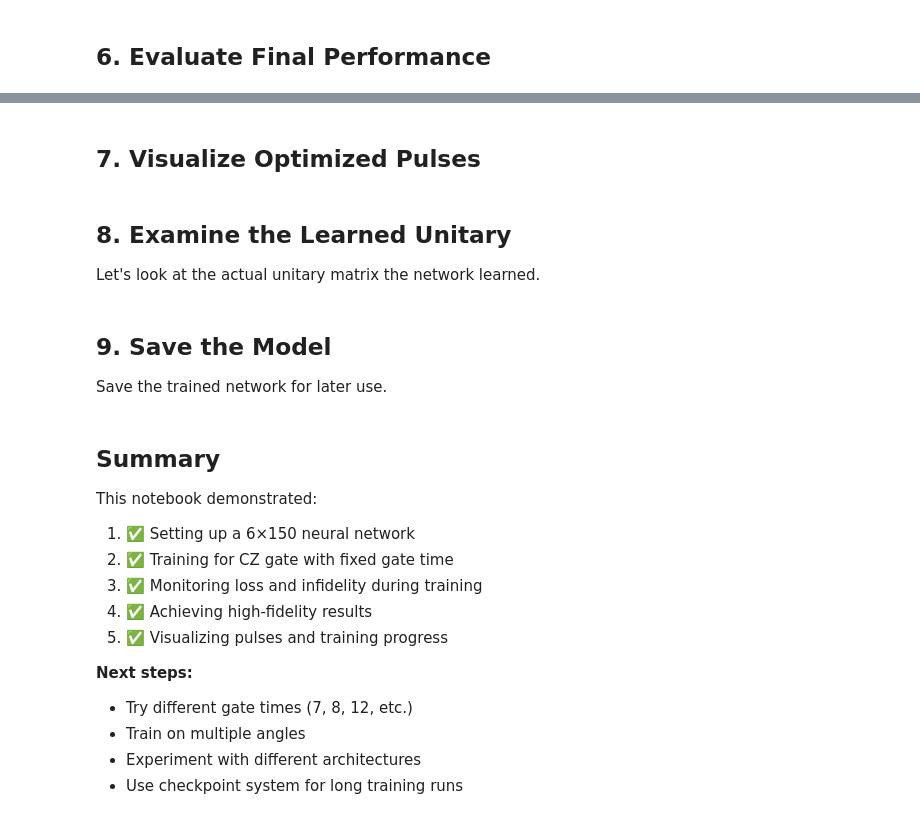
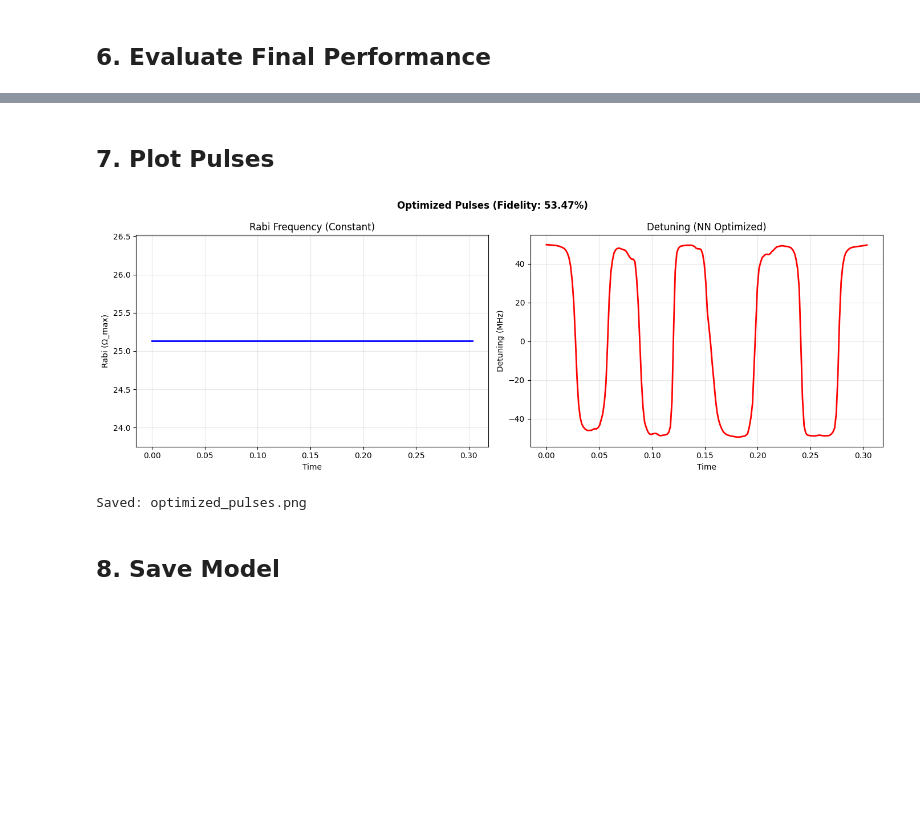
Before and after one commit to quantockhills/qneural, a Jupyter notebook: examples/01_high_fidelity_cz_gate.ipynb, the cells around one changed output, grey strips where cells are left out. Saved outputs shown, nothing was run; the diff lists cells and outputs as text; code cells hidden in the pictures; blank space fills up the shorter version.

```diff
--- a/examples/01_high_fidelity_cz_gate.ipynb
+++ b/examples/01_high_fidelity_cz_gate.ipynb
@@ -318,19 +242,2 @@ else:
 # %% [markdown]
-## 7. Visualize Optimized Pulses
+## 7. Plot Pulses
-# %%
-# Generate pulses
-pulses, _ = optimizer_obj.generate_pulse(TARGET_ANGLE)
-
-# Plot pulses
-fig = plot_pulses_vs_time(
-    pulses,
-    actual_gate_time,
-    labels=['Rabi Frequency (Ω/Ω_max)', 'Detuning (Δ/Ω_max)'],
-    save_path='cz_optimized_pulses.png',
-    show=True,
-    title=f'Optimized Pulses (Fidelity: {fidelity*100:.2f}%)'
-)
-# %% [markdown]
-## 8. Examine the Learned Unitary
-
-Let's look at the actual unitary matrix the network learned.
@@ -353,4 +243,0 @@ print(f"  ||U - U_target|| = {diff:.6f}")
-# %% [markdown]
-## 9. Save the Model
-
-Save the trained network for later use.
@@ -376,15 +244,32 @@ print(f"  - Configuration")
-# %% [markdown]
-## Summary
-
-This notebook demonstrated:
-1. ✅ Setting up a 6×150 neural network
-2. ✅ Training for CZ gate with fixed gate time
-3. ✅ Monitoring loss and infidelity during training
-4. ✅ Achieving high-fidelity results
-5. ✅ Visualizing pulses and training progress
-
-**Next steps:**
-- Try different gate times (7, 8, 12, etc.)
-- Train on multiple angles
-- Experiment with different architectures
-- Use checkpoint system for long training runs
+# %%
+# Create times for plotting
+times = np.linspace(0, actual_gate_time, 200)
+rabi_vals = [rabi_max for _ in times]
+detuning_plot = [detuning_fn(t).item() for t in times]
+
+# Plot
+fig, (ax1, ax2) = plt.subplots(1, 2, figsize=(14, 5))
+
+ax1.plot(times, rabi_vals, 'b-', linewidth=2)
+ax1.set_xlabel('Time')
+ax1.set_ylabel('Rabi (Ω_max)')
+ax1.set_title('Rabi Frequency (Constant)')
+ax1.grid(True, alpha=0.3)
+
+ax2.plot(times, detuning_plot, 'r-', linewidth=2)
+ax2.set_xlabel('Time')
+ax2.set_ylabel('Detuning (MHz)')
+ax2.set_title('Detuning (NN Optimized)')
+ax2.grid(True, alpha=0.3)
+
+plt.suptitle(f'Optimized Pulses (Fidelity: {fidelity*100:.2f}%)', fontweight='bold')
+plt.tight_layout()
+plt.savefig('optimized_pulses.png', dpi=300)
+plt.show()
+
+print("Saved: optimized_pulses.png")
+# %% [output]
+[figure, added]
+Saved: optimized_pulses.png
+# %% [markdown]
+## 8. Save Model
```
Also changed, not shown: parts of 24 cells of this notebook, 3 other files.
